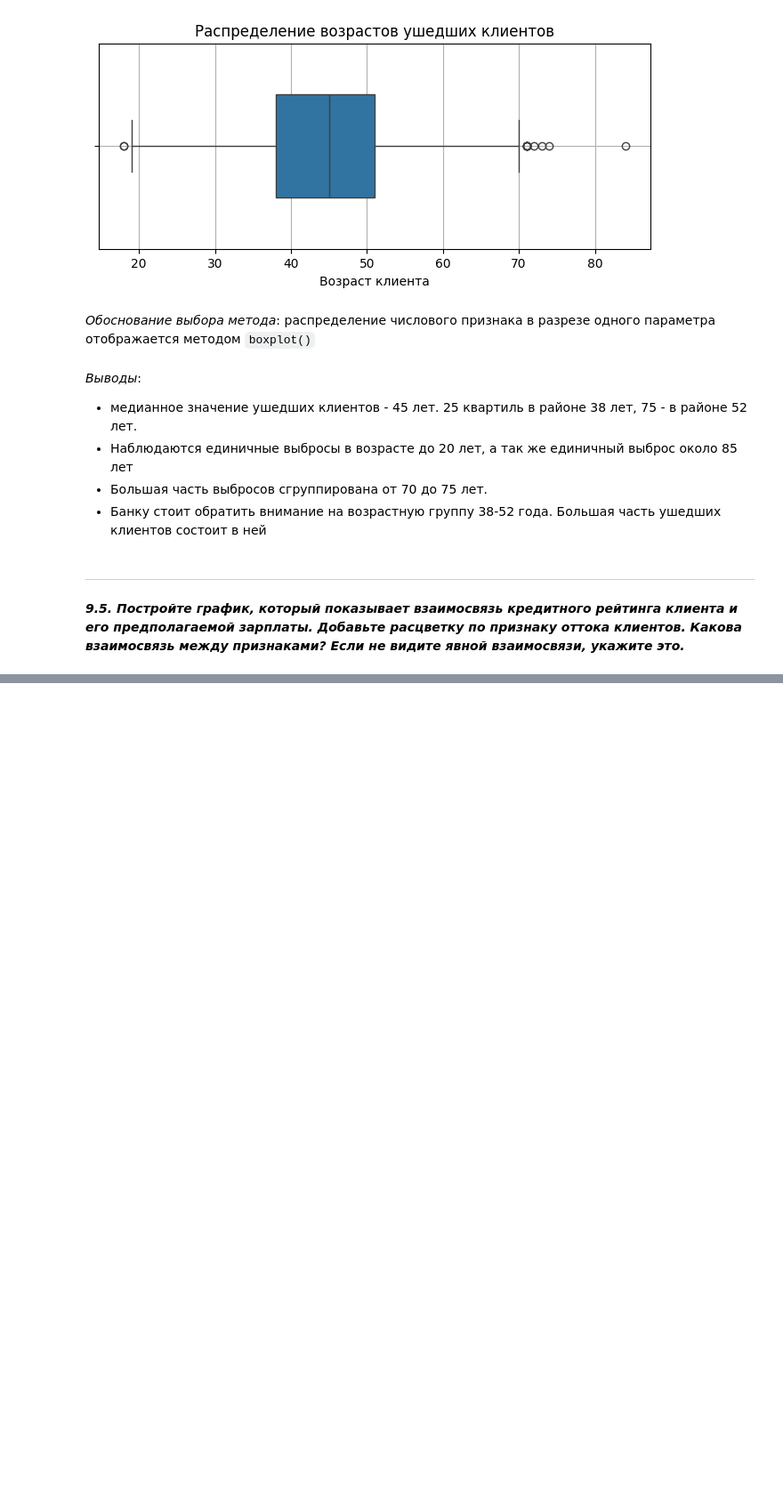
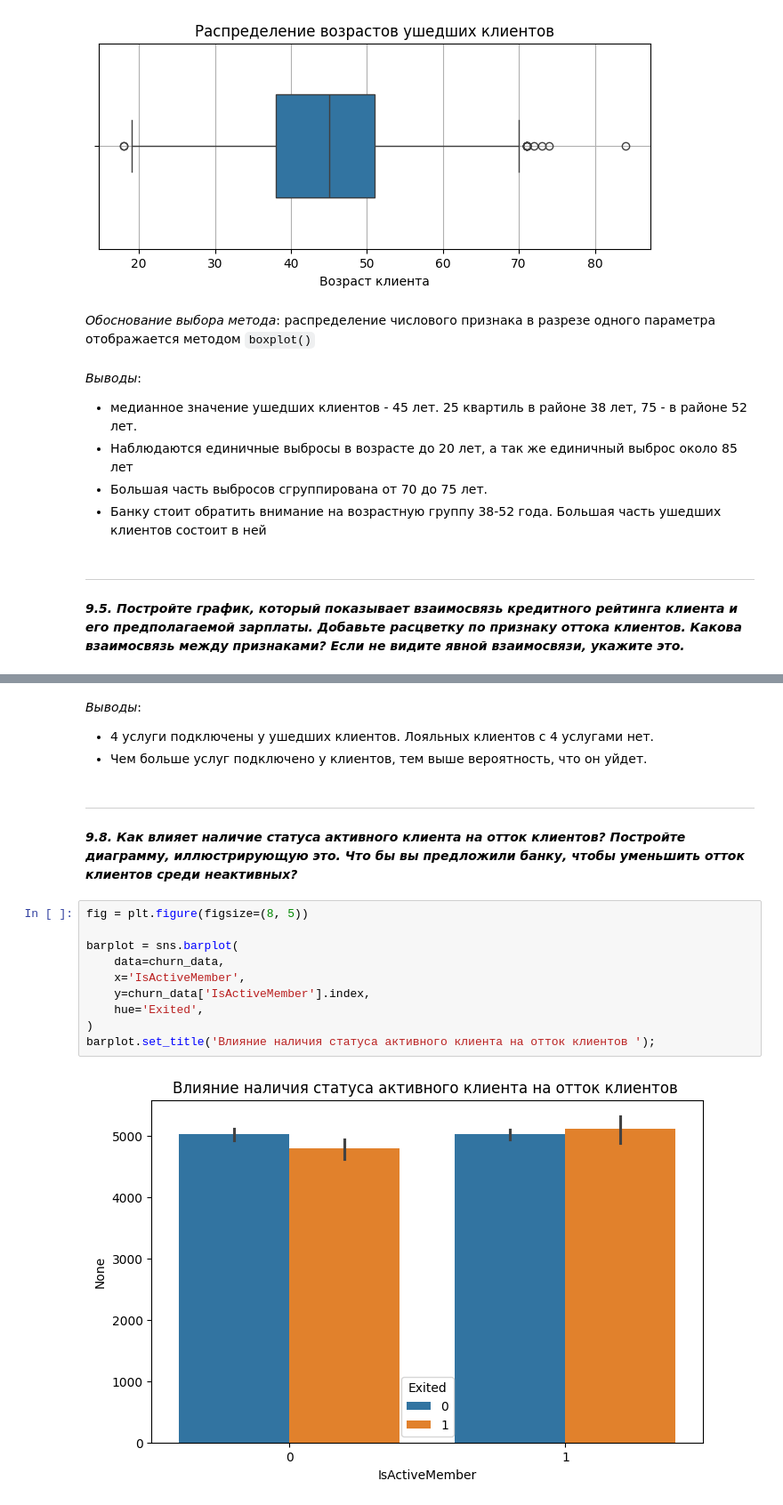
Before and after one commit to vavilove001-lab/sf_data_science, a Jupyter notebook: Notes/visualization/homework.ipynb, the cells around one changed output, grey strips where cells are left out. Shown at 89% size. Drawn from its saved outputs; the diff is of its cells as text; blank space fills up the shorter version.

```diff
--- a/Notes/visualization/homework.ipynb
+++ b/Notes/visualization/homework.ipynb
@@ -195,0 +278,20 @@ boxplot.grid()
+# %% [markdown]
+*Выводы*:
+* 4 услуги подключены у ушедших клиентов. Лояльных клиентов с 4 услугами нет.
+* Чем больше услуг подключено у клиентов, тем выше вероятность, что он уйдет.
+# %% [markdown]
+----------
+# %% [markdown]
+***9.8. Как влияет наличие статуса активного клиента на отток клиентов? Постройте диаграмму, иллюстрирующую это. Что бы вы предложили банку, чтобы уменьшить отток клиентов среди неактивных?***
+# %%
+fig = plt.figure(figsize=(8, 5))
+
+barplot = sns.barplot(
+    data=churn_data,
+    x='IsActiveMember',
+    y=churn_data['IsActiveMember'].index,
+    hue='Exited',
+)
+barplot.set_title('Влияние наличия статуса активного клиента на отток клиентов ');
+# %% [output]
+[figure, added]
```
Also changed, not shown: parts of 31 cells of this notebook, 3 other files.
